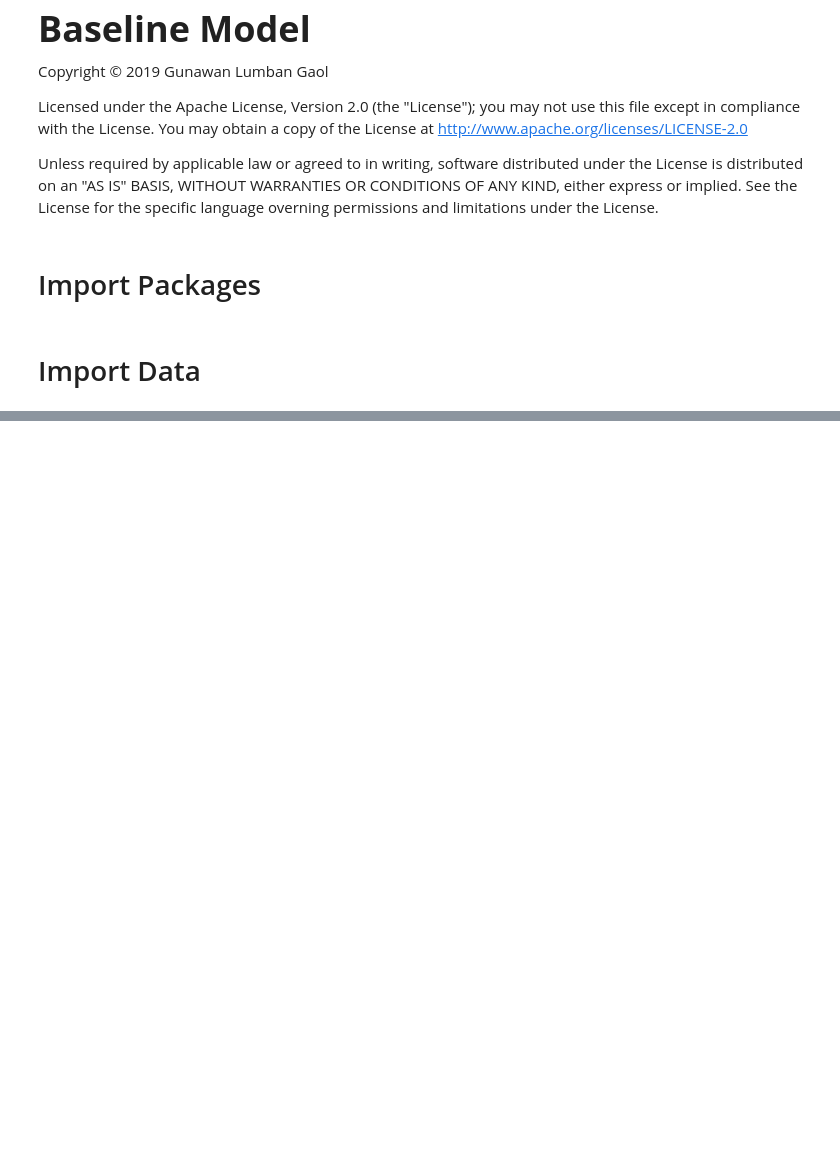
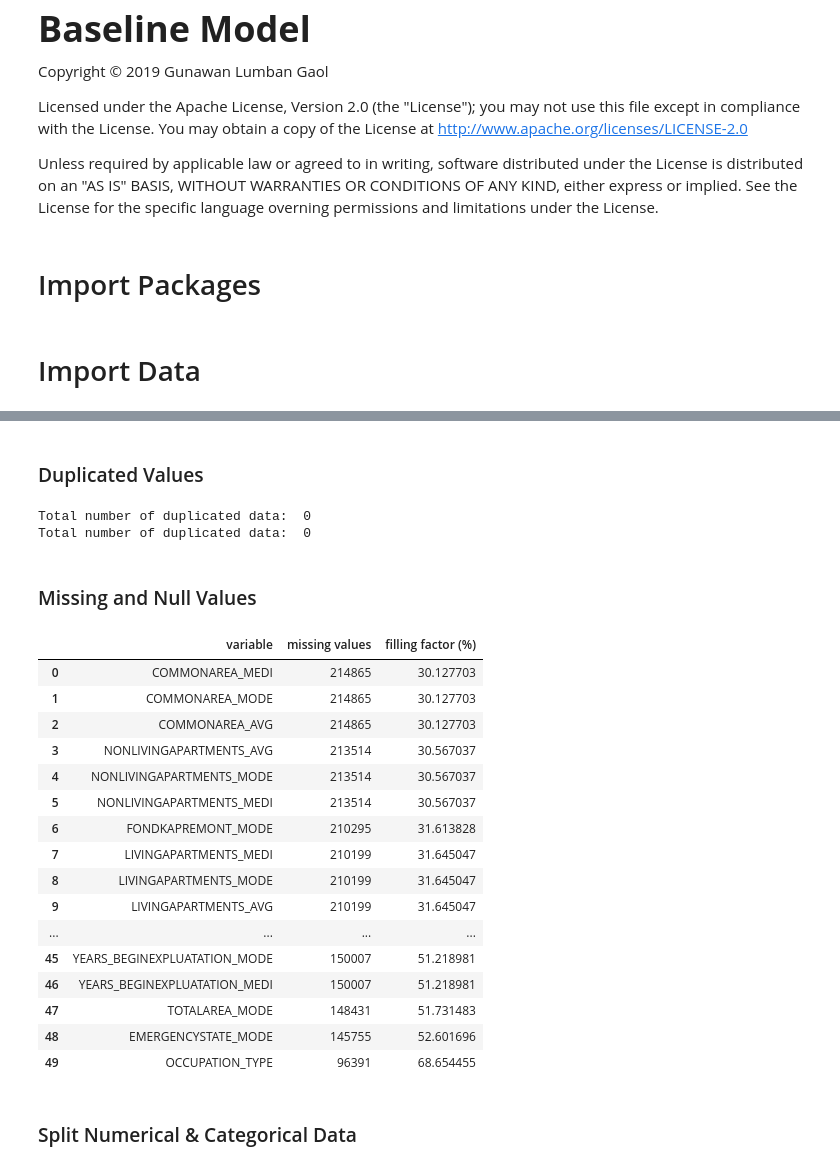
Before and after one commit to TJMSambas/capstone-project-iykra, a Jupyter notebook: Baseline Model - Gunawan.ipynb, the cells around one changed output, grey strips where cells are left out. Saved outputs shown, nothing was run; the diff lists cells and outputs as text; code cells hidden in the pictures; blank space fills up the shorter version.

```diff
--- a/Baseline Model - Gunawan.ipynb
+++ b/Baseline Model - Gunawan.ipynb
@@ -14,2 +16,16 @@ import pandas as pd
 # %% [markdown]
 # Import Data
+# %%
+# Main database
+application_train = pd.read_csv('csv/application_train.csv')
+application_test = pd.read_csv('csv/application_test.csv')
+
+# Previous application
+previous_application = pd.read_csv('csv/previous_application.csv')
+pos_cash_balance = pd.read_csv('csv/POS_CASH_balance.csv')
+installments_payments = pd.read_csv('csv/installments_payments.csv')
+cc_balance = pd.read_csv('csv/credit_card_balance.csv')
+
+# Bureau data
+bureau = pd.read_csv('csv/bureau.csv')
+bureau_balance = pd.read_csv('csv/bureau_balance.csv')
@@ -15,0 +97,39 @@ import pandas as pd
+# %% [markdown]
+### Duplicated Values
+# %%
+print("Total number of duplicated data: ", application_train.duplicated(subset=list(set(application_train.columns) - set(col_target))).sum())
+print("Total number of duplicated data: ", application_test.duplicated(subset=list(set(application_test.columns) - set(col_target))).sum())
+# %% [output]
+Total number of duplicated data:  0
+Total number of duplicated data:  0
+# %% [markdown]
+### Missing and Null Values
+# %%
+def get_missing(df):
+    missing_df = df.isnull().sum(axis=0).reset_index()
+    missing_df.columns = ['variable', 'missing values']
+    missing_df['filling factor (%)'] = (df.shape[0] - missing_df['missing values'])/df.shape[0]*100
+    missing_df = missing_df.sort_values('filling factor (%)').reset_index(drop = True)
+
+    return missing_df
+# %%
+missing_df = get_missing(application_train).head(50)
+missing_df
+# %% [output]
+|  | variable | missing values | filling factor (%) |
+| 0 | COMMONAREA_MEDI | 214865 | 30.127703 |
+| 1 | COMMONAREA_MODE | 214865 | 30.127703 |
+| 2 | COMMONAREA_AVG | 214865 | 30.127703 |
+| 3 | NONLIVINGAPARTMENTS_AVG | 213514 | 30.567037 |
+| 4 | NONLIVINGAPARTMENTS_MODE | 213514 | 30.567037 |
+| 5 | NONLIVINGAPARTMENTS_MEDI | 213514 | 30.567037 |
+| 6 | FONDKAPREMONT_MODE | 210295 | 31.613828 |
+| 7 | LIVINGAPARTMENTS_MEDI | 210199 | 31.645047 |
+| 8 | LIVINGAPARTMENTS_MODE | 210199 | 31.645047 |
+| 9 | LIVINGAPARTMENTS_AVG | 210199 | 31.645047 |
+| ... | ... | ... | ... |
+| 45 | YEARS_BEGINEXPLUATATION_MODE | 150007 | 51.218981 |
+| 46 | YEARS_BEGINEXPLUATATION_MEDI | 150007 | 51.218981 |
+| 47 | TOTALAREA_MODE | 148431 | 51.731483 |
+| 48 | EMERGENCYSTATE_MODE | 145755 | 52.601696 |
+| 49 | OCCUPATION_TYPE | 96391 | 68.654455 |
@@ -15,0 +138,2 @@ import pandas as pd
+# %% [markdown]
+### Split Numerical & Categorical Data
```
Also changed, not shown: parts of 18 cells of this notebook, 1 other file.
